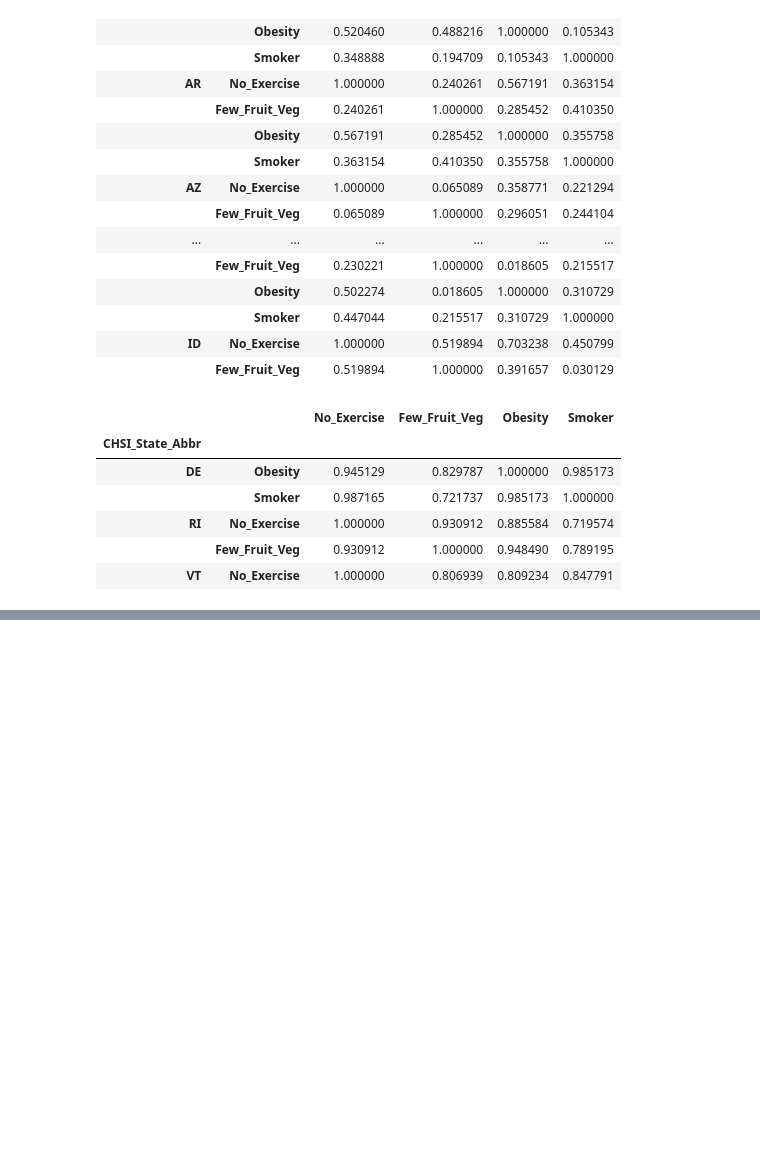
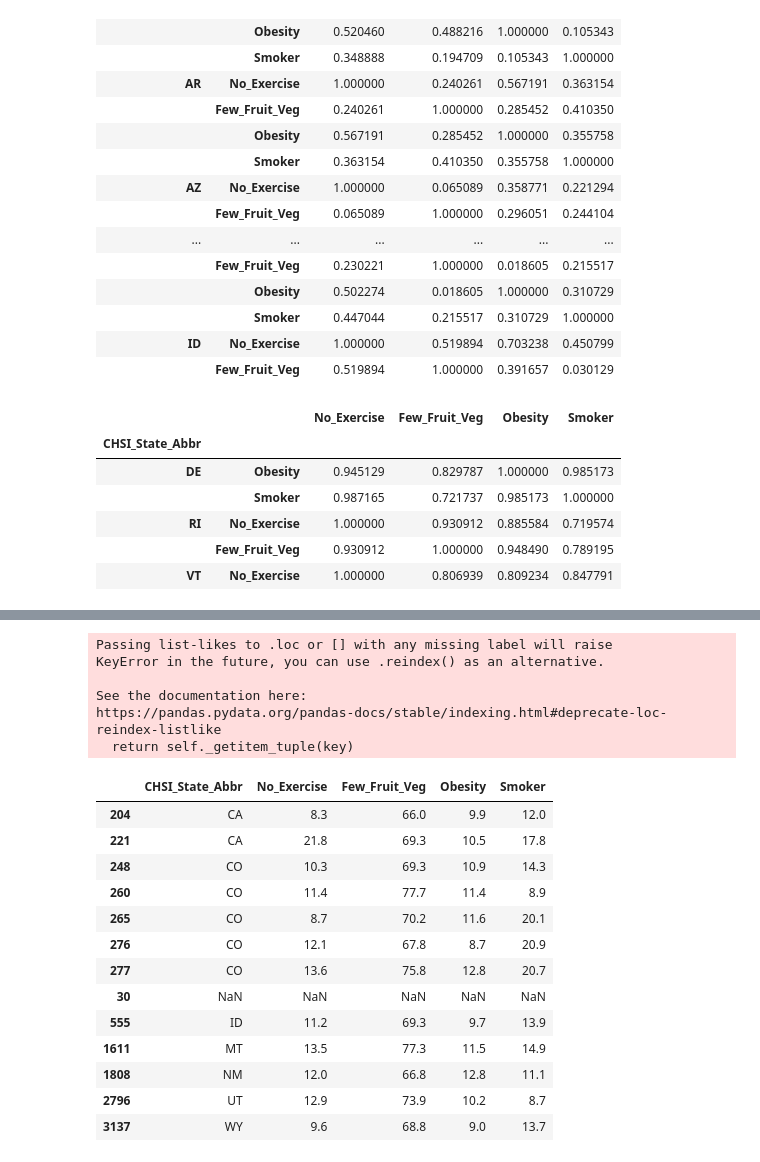
Before and after one commit to HenaVen/SMU_Pro1_Team4_repo, a Jupyter notebook: Obesity_RiskFactors_Correlation.ipynb, the cells around one changed output, grey strips where cells are left out. Saved outputs shown, nothing was run; the diff lists cells and outputs as text; code cells hidden in the pictures; blank space fills up the shorter version.

```diff
--- a/Obesity_RiskFactors_Correlation.ipynb
+++ b/Obesity_RiskFactors_Correlation.ipynb
@@ -256,0 +275,24 @@ df.groupby('day').filter(
+# %%
+lower_outliers = sub_riskfactors_df2.loc[[204,221,248,260,265,276,277,30,555,1611,1808,2796,3137],["CHSI_State_Abbr",'No_Exercise','Few_Fruit_Veg','Obesity','Smoker']]
+lower_outliers
+# %% [output]
+Passing list-likes to .loc or [] with any missing label will raise
+KeyError in the future, you can use .reindex() as an alternative.
+
+See the documentation here:
+https://pandas.pydata.org/pandas-docs/stable/indexing.html#deprecate-loc-reindex-listlike
+  return self._getitem_tuple(key)
+|  | CHSI_State_Abbr | No_Exercise | Few_Fruit_Veg | Obesity | Smoker |
+| 204 | CA | 8.3 | 66.0 | 9.9 | 12.0 |
+| 221 | CA | 21.8 | 69.3 | 10.5 | 17.8 |
+| 248 | CO | 10.3 | 69.3 | 10.9 | 14.3 |
+| 260 | CO | 11.4 | 77.7 | 11.4 | 8.9 |
+| 265 | CO | 8.7 | 70.2 | 11.6 | 20.1 |
+| 276 | CO | 12.1 | 67.8 | 8.7 | 20.9 |
+| 277 | CO | 13.6 | 75.8 | 12.8 | 20.7 |
+| 30 | NaN | NaN | NaN | NaN | NaN |
+| 555 | ID | 11.2 | 69.3 | 9.7 | 13.9 |
+| 1611 | MT | 13.5 | 77.3 | 11.5 | 14.9 |
+| 1808 | NM | 12.0 | 66.8 | 12.8 | 11.1 |
+| 2796 | UT | 12.9 | 73.9 | 10.2 | 8.7 |
+| 3137 | WY | 9.6 | 68.8 | 9.0 | 13.7 |
```
Also changed, not shown: parts of 30 cells of this notebook, 5 other files.
